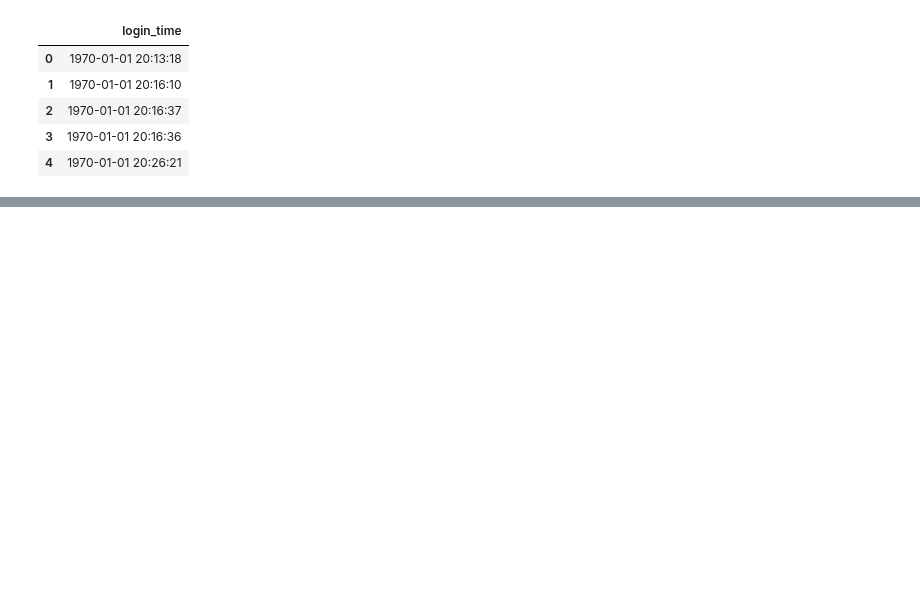
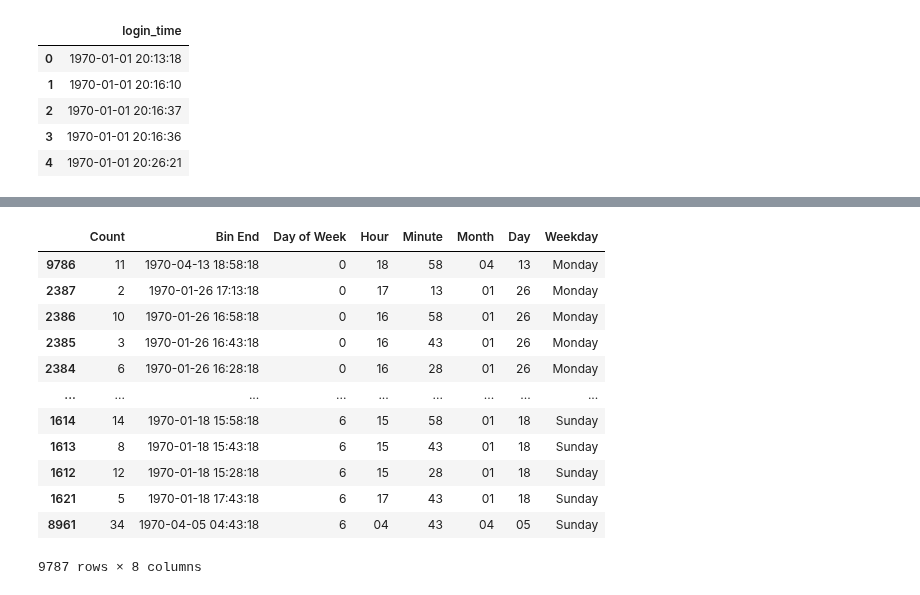
Before and after one commit to Noob1701/Springboard, a Jupyter notebook: Login take home.ipynb, the cells around one changed output, grey strips where cells are left out. Saved outputs shown, nothing was run; the diff lists cells and outputs as text; code cells hidden in the pictures; blank space fills up the shorter version.

```diff
--- a/Login take home.ipynb
+++ b/Login take home.ipynb
@@ -14,0 +187,16 @@ ult_df.head()
+# %%
+login_count.sort_values('Day of Week')
+# %% [output]
+|  | Count | Bin End | Day of Week | Hour | Minute | Month | Day | Weekday |
+| 9786 | 11 | 1970-04-13 18:58:18 | 0 | 18 | 58 | 04 | 13 | Monday |
+| 2387 | 2 | 1970-01-26 17:13:18 | 0 | 17 | 13 | 01 | 26 | Monday |
+| 2386 | 10 | 1970-01-26 16:58:18 | 0 | 16 | 58 | 01 | 26 | Monday |
+| 2385 | 3 | 1970-01-26 16:43:18 | 0 | 16 | 43 | 01 | 26 | Monday |
+| 2384 | 6 | 1970-01-26 16:28:18 | 0 | 16 | 28 | 01 | 26 | Monday |
+| ... | ... | ... | ... | ... | ... | ... | ... | ... |
+| 1614 | 14 | 1970-01-18 15:58:18 | 6 | 15 | 58 | 01 | 18 | Sunday |
+| 1613 | 8 | 1970-01-18 15:43:18 | 6 | 15 | 43 | 01 | 18 | Sunday |
+| 1612 | 12 | 1970-01-18 15:28:18 | 6 | 15 | 28 | 01 | 18 | Sunday |
+| 1621 | 5 | 1970-01-18 17:43:18 | 6 | 17 | 43 | 01 | 18 | Sunday |
+| 8961 | 34 | 1970-04-05 04:43:18 | 6 | 04 | 43 | 04 | 05 | Sunday |
+9787 rows × 8 columns
```
Also changed, not shown: parts of 38 cells of this notebook, 4 other files.
